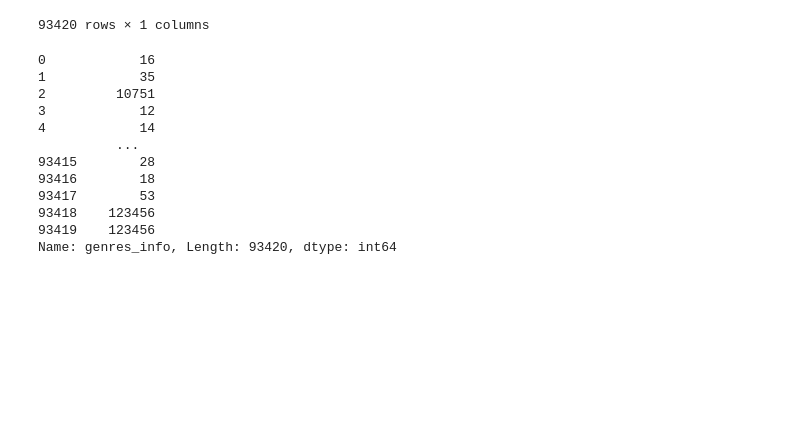
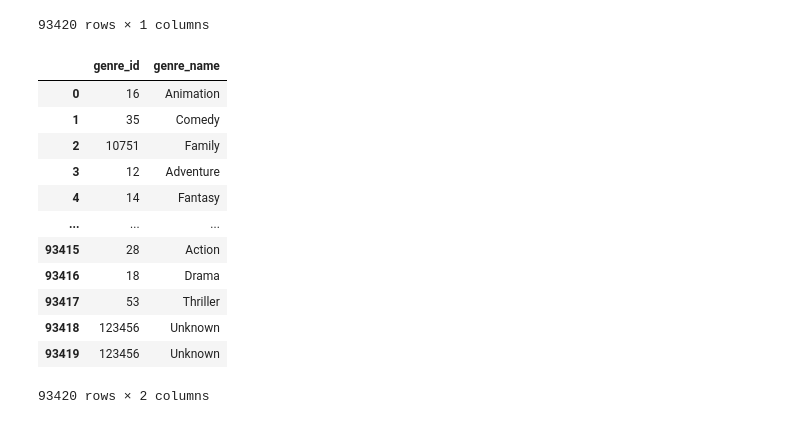
Before and after one commit to someonefrom93/PI_JUL, a Jupyter notebook: etl.ipynb, the cells around one changed output. Drawn from its saved outputs; the diff is of its cells as text; code cells hidden in the pictures; blank space fills up the shorter version.

```diff
--- a/etl.ipynb
+++ b/etl.ipynb
@@ -585,18 +585,24 @@ genres_df
 | 93418 | {'id': 123456, 'name': 'Unknown'} |
 | 93419 | {'id': 123456, 'name': 'Unknown'} |
 93420 rows × 1 columns
-# %%
-genres_df["genres_info"].apply(lambda genre: genre["id"])
-# %% [output]
-0            16
-1            35
-2         10751
-3            12
-4            14
-          ...
-93415        28
-93416        18
-93417        53
-93418    123456
-93419    123456
-Name: genres_info, Length: 93420, dtype: int64
+# %%
+genres_df["genre_id"] = genres_df["genres_info"].apply(lambda genre: genre["id"])
+genres_df["genre_id"] = genres_df["genre_id"].astype(str)
+
+genres_df["genre_name"] = genres_df["genres_info"].apply(lambda genre: genre["name"])
+genres_df.drop(columns="genres_info", inplace=True)
+genres_df
+# %% [output]
+|  | genre_id | genre_name |
+| 0 | 16 | Animation |
+| 1 | 35 | Comedy |
+| 2 | 10751 | Family |
+| 3 | 12 | Adventure |
+| 4 | 14 | Fantasy |
+| ... | ... | ... |
+| 93415 | 28 | Action |
+| 93416 | 18 | Drama |
+| 93417 | 53 | Thriller |
+| 93418 | 123456 | Unknown |
+| 93419 | 123456 | Unknown |
+93420 rows × 2 columns
```
Also changed, not shown: parts of 4 cells of this notebook.
